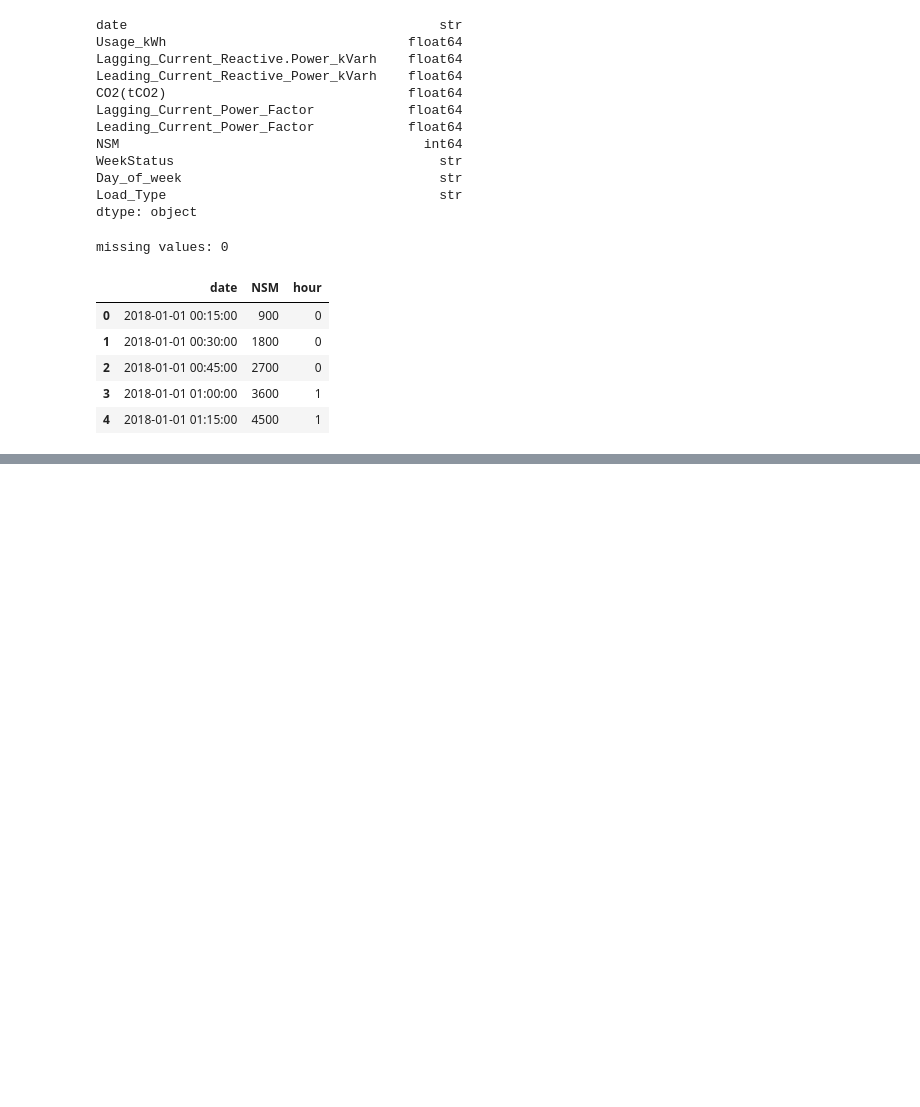
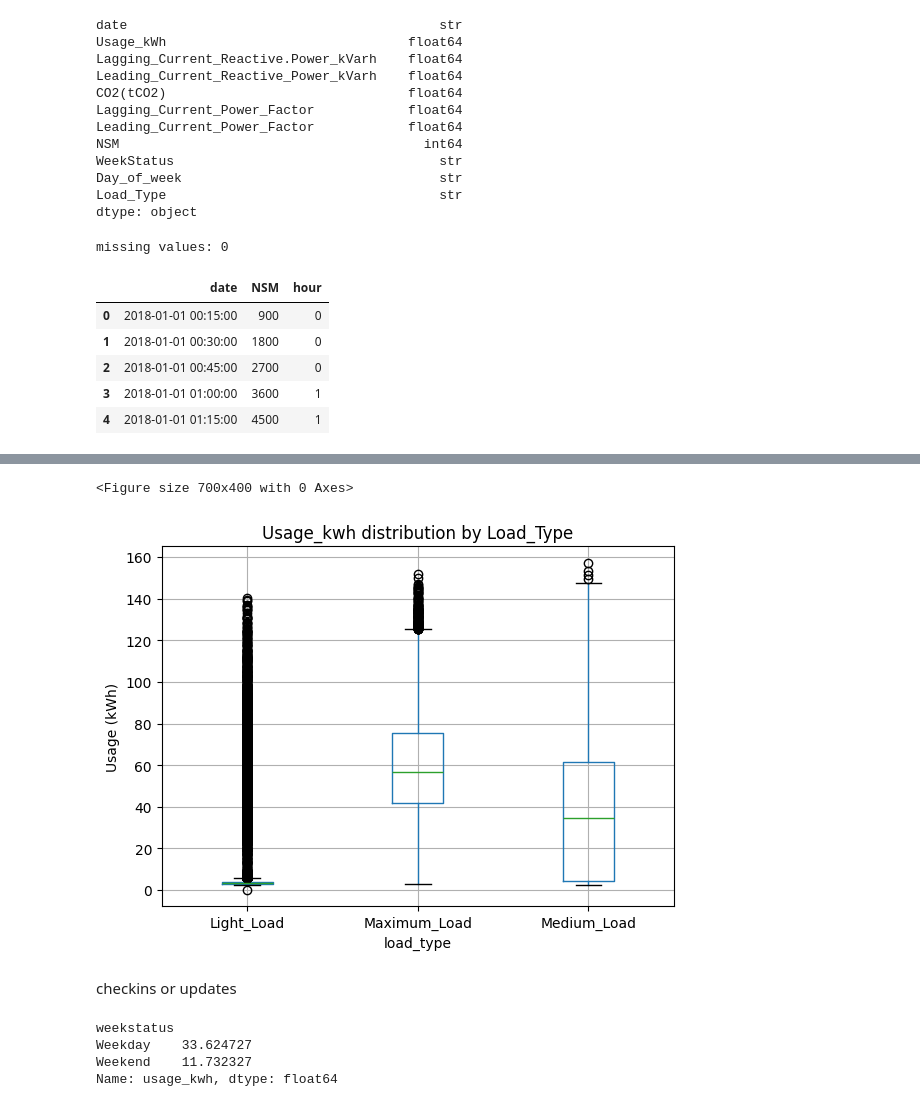
Before and after one commit to joelmayinja/energy-aware-robot-dqn, a Jupyter notebook: notebooks/dataset_prototype.ipynb, the cells around one changed output, grey strips where cells are left out. Drawn from its saved outputs; the diff is of its cells as text; code cells hidden in the pictures; blank space fills up the shorter version.

```diff
--- a/notebooks/dataset_prototype.ipynb
+++ b/notebooks/dataset_prototype.ipynb
@@ -55,0 +87,19 @@ df[['date', 'NSM', 'hour']].head()
+# %%
+plt.figure(figsize=(7, 4))
+df.boxplot(column='usage_kwh', by='load_type')
+plt.title('Usage_kwh distribution by Load_Type')
+plt.suptitle('')
+plt.ylabel('Usage (kWh)')
+plt.show()
+# %% [output]
+<Figure size 700x400 with 0 Axes>
+[figure, added]
+# %% [markdown]
+checkins or updates
+# %%
+df.groupby('weekstatus')['usage_kwh'].mean ()
+# %% [output]
+weekstatus
+Weekday    33.624727
+Weekend    11.732327
+Name: usage_kwh, dtype: float64
```
Also changed, not shown: parts of 4 cells of this notebook.
